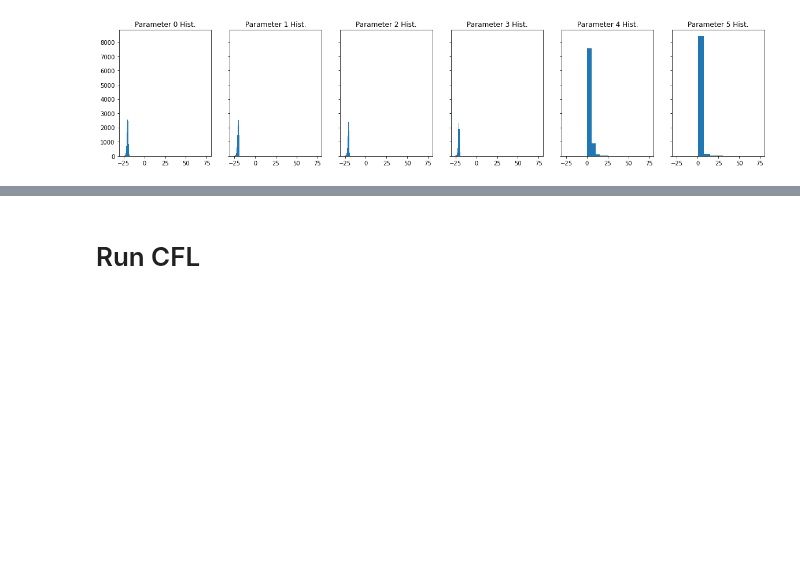
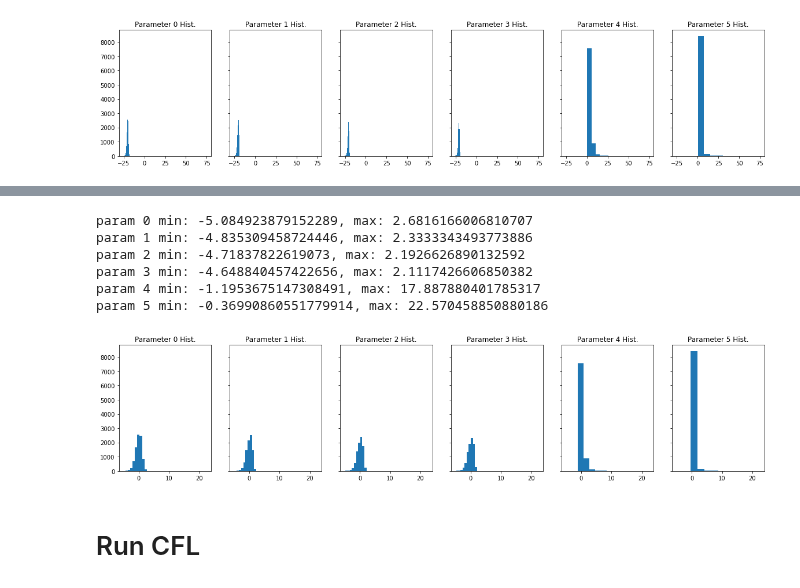
Before and after one commit to eberharf/cfl, a Jupyter notebook: cfl_examples/galaxies/cfl_galaxies0.ipynb, the cells around one changed output, grey strips where cells are left out. Saved outputs shown, nothing was run; the diff lists cells and outputs as text; code cells hidden in the pictures; blank space fills up the shorter version.

```diff
--- a/cfl_examples/galaxies/cfl_galaxies0.ipynb
+++ b/cfl_examples/galaxies/cfl_galaxies0.ipynb
@@ -55,3 +86,18 @@ plt.show()
+# %%
+fig,ax = plt.subplots(1,6,figsize=(20,4), sharex=True, sharey=True)
+for i in range(6):
+    ax[i].hist(Y[:,i],10)
+    ax[i].set_title('Parameter {} Hist.'.format(i))
+    print('param {} min: {}, max: {}'.format(i, np.min(Y[:,i]),np.max(Y[:,i])))
+plt.show()
+# %% [output]
+param 0 min: -5.084923879152289, max: 2.6816166006810707
+param 1 min: -4.835309458724446, max: 2.3333343493773886
+param 2 min: -4.71837822619073, max: 2.1926626890132592
+param 3 min: -4.648840457422656, max: 2.1117426606850382
+param 4 min: -1.1953675147308491, max: 17.887880401785317
+param 5 min: -0.36990860551779914, max: 22.570458850880186
+[figure, added]
 # %% [markdown]
 # Run CFL
 # %%
```
Also changed, not shown: parts of 16 cells of this notebook.
